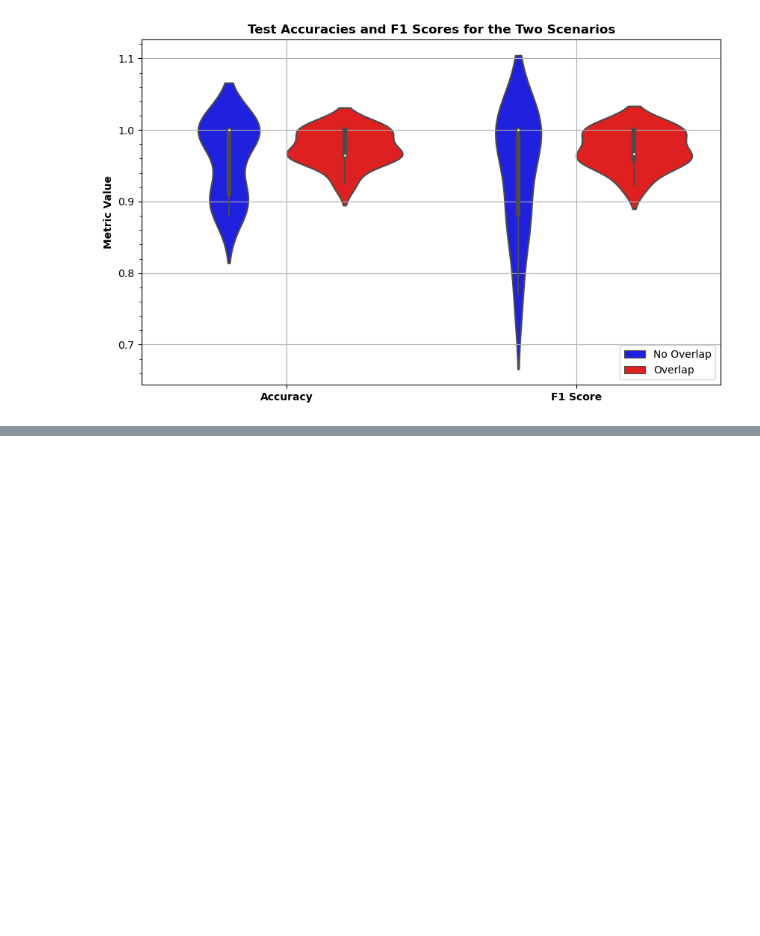
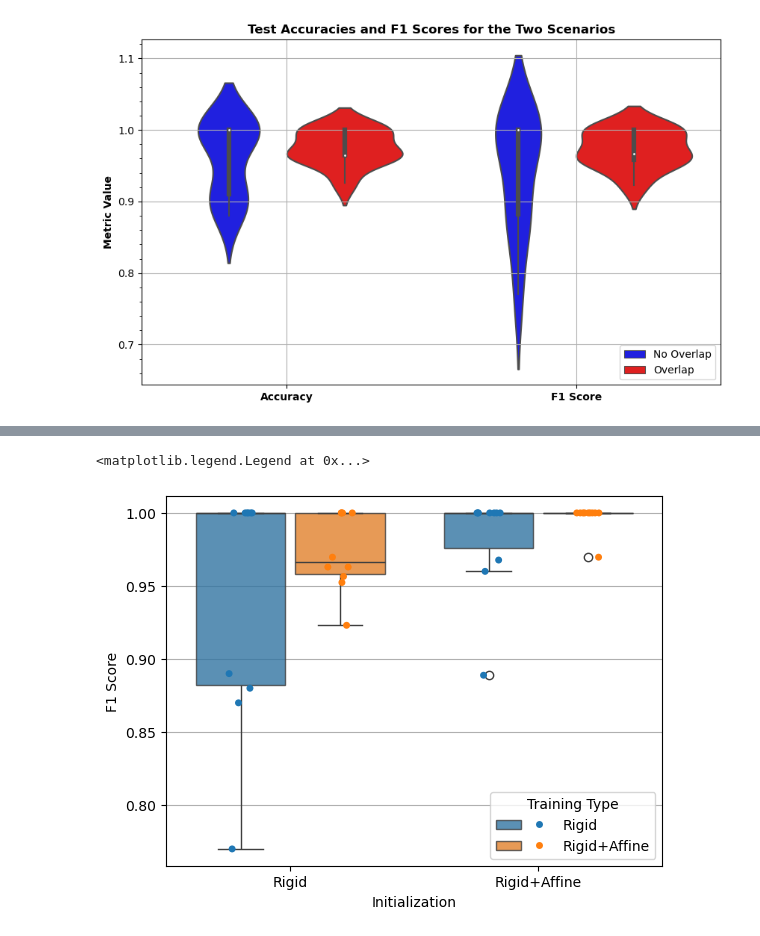
Before and after one commit to neuropoly/pediatric-intra-inter-encoding, a Jupyter notebook: notebooks/plots.ipynb, the cells around one changed output, grey strips where cells are left out. Saved outputs shown, nothing was run; the diff lists cells and outputs as text; code cells hidden in the pictures; blank space fills up the shorter version.

```diff
--- a/notebooks/plots.ipynb
+++ b/notebooks/plots.ipynb
@@ -1344,0 +1447,17 @@ plt.show()
+# %%
+from matplotlib.legend_handler import HandlerTuple
+ax = sns.boxplot(data=df_combined_full, x="Initialization", y="F1 Score", hue="Training Type", gap=.1, boxprops={'alpha': 0.8})
+sns.stripplot(data=df_combined_full, x="Initialization", y="F1 Score",
+              hue="Training Type", dodge=True, ax=ax)
+handles, labels = ax.get_legend_handles_labels()
+# Renaming the x-axis labels
+plt.xticks(ticks=[0, 1], labels=["Rigid", "Rigid+Affine"])
+# Add horizontal grid lines
+plt.grid(axis='y')
+ax.legend(handles=[(handles[0], handles[2]), (handles[1], handles[3])],
+          labels=["Rigid", "Rigid+Affine"],
+          loc='lower right', handlelength=4,
+          handler_map={tuple: HandlerTuple(ndivide=None)}, title = 'Training Type')
+# %% [output]
+<matplotlib.legend.Legend at 0x...>
+[figure, added]
```
Also changed, not shown: parts of 3 cells of this notebook.
